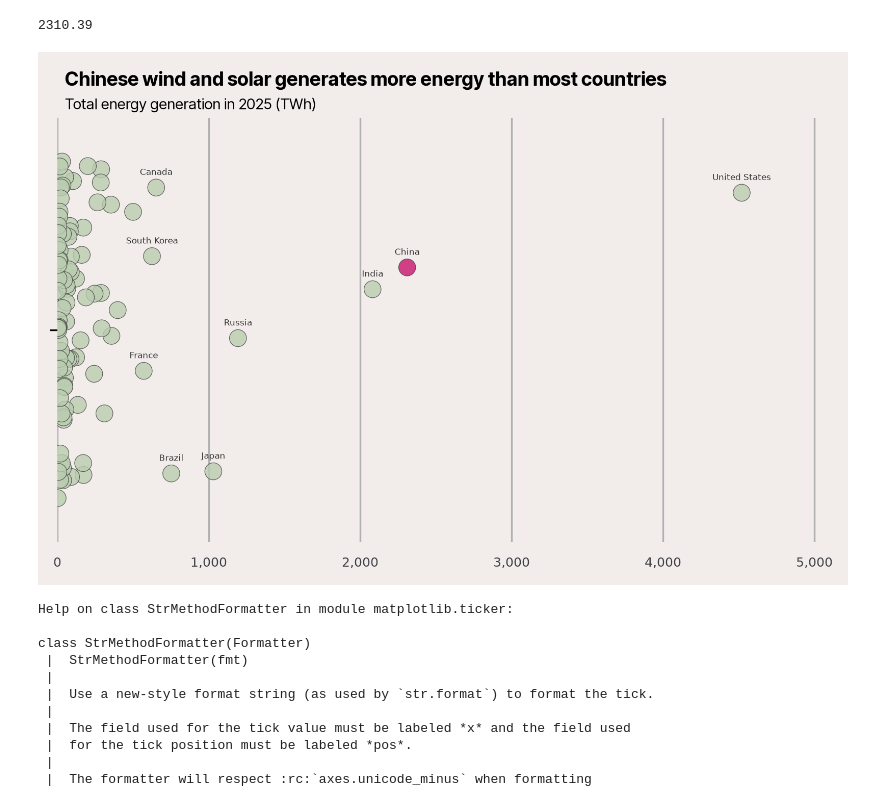
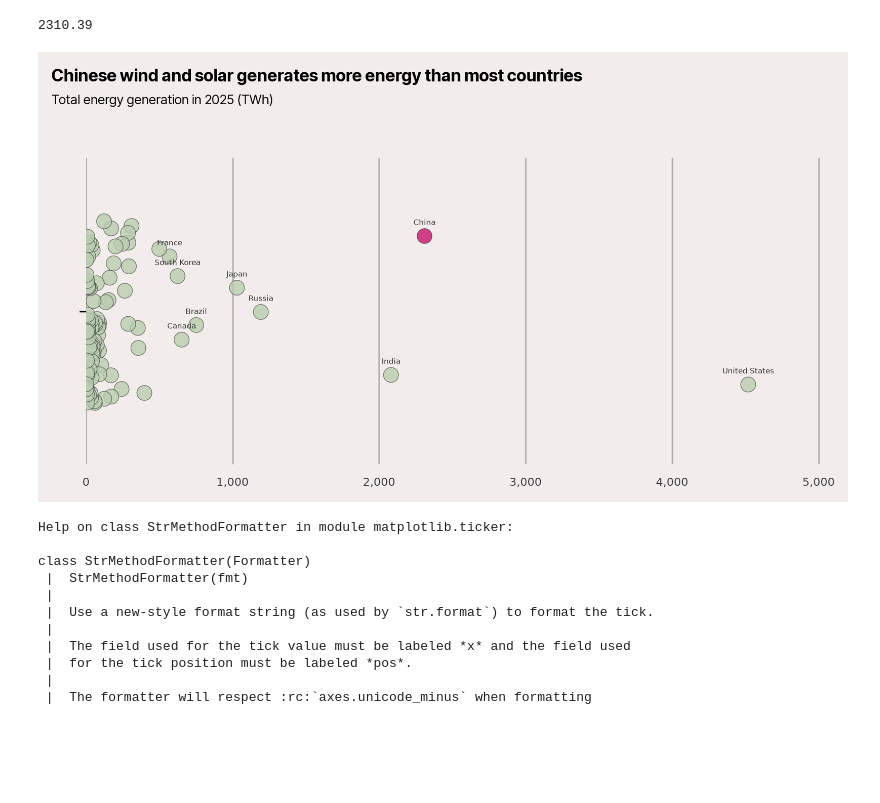
Before and after one commit to TurnerHaa/chinaEnergy, a Jupyter notebook: chinaEnergy.ipynb, the cells around one changed output. Cells and saved outputs as stored; diff of their text form; code cells hidden in the pictures; blank space fills up the shorter version.

Commit message:
Axis and title format updates

```diff
--- a/chinaEnergy.ipynb
+++ b/chinaEnergy.ipynb
@@ -92,11 +92,14 @@ figsize = (width_px / dpi, height_px / dpi)
 fig, ax = plt.subplots(figsize=figsize, dpi=dpi)
 fig.set_facecolor(background)
 ax.patch.set_facecolor(background)
-# fig.subplots_adjust(left=0.15, right=0.7, bottom=0.45, top=0.85)
+
+fig.subplots_adjust(left=0.05, right=0.9, top=0.75, bottom=0.12)
+
+plt.margins(x=0.1, y=0.2)
 
 
-ax.text(0.01, 1.065, title, transform=ax.transAxes, ha='left', va='bottom', **title_font)
-ax.text(0.01, 1.012, subtitle, transform=ax.transAxes, ha='left', va='bottom', **subtitle_font)
+fig.text(0.01, 0.90, title, ha='left', va='bottom', **title_font)
+fig.text(0.01, 0.855, subtitle, ha='left', va='bottom', **subtitle_font)
 
 
 palette = {
@@ -105,7 +108,8 @@ palette = {
 }
 
 # ax.set(xscale="log")
-sns.stripplot(x='generation_twh_', jitter=0.4, data=generation_data, size=8, hue='electricity_source', linewidth=0.3,  palette=palette, alpha=0.8, ax=ax)
+sns.stripplot(x='generation_twh_', jitter=0.3, data=generation_data, size=8, hue='electricity_source', linewidth=0.3,  palette=palette, alpha=0.8, ax=ax)
+
 
 offsets = ax.collections[-1].get_offsets()
 
@@ -115,35 +119,36 @@ for idx, (x_pos, y_pos) in enumerate(offsets[0:9]):
     ax.annotate(
         label_text,
         xy=(x_pos, y_pos),
         xytext=(0, 5),
         textcoords="offset points",
         ha="center",
         va="bottom",
         fontsize=4,
         color="#333333",
     )
 
 
 ax.set_xlim(0, 5010)
 plt.tick_params(axis='x', which='both', bottom=False, top=False)
 plt.tick_params(axis='y', which='both', bottom=False, top=False)
 plt.grid(axis='x')
 
+
 ax.tick_params(axis='x', labelsize=6)
 ax.set_xlabel(None)
 
 ax.xaxis.set_major_formatter(ticker.StrMethodFormatter("{x:,.0f}"))
 
 ax.get_legend().remove()
 
 for pos in ['right', 'top', 'bottom', 'left']:
     plt.gca().spines[pos].set_visible(False)
 
-plt.savefig("output_300dpi.png", dpi=dpi, facecolor=fig.get_facecolor())
+plt.savefig("output_300dpi.png", dpi=dpi, facecolor=fig.get_facecolor(), pad_inches=0.1)
 
 plt.show()
 # %% [output]
-[figure, old version]
+[figure, new version]
 # %%
 help(ticker.StrMethodFormatter)
 # %% [output]
```
Also changed, not shown: 1 other file.
